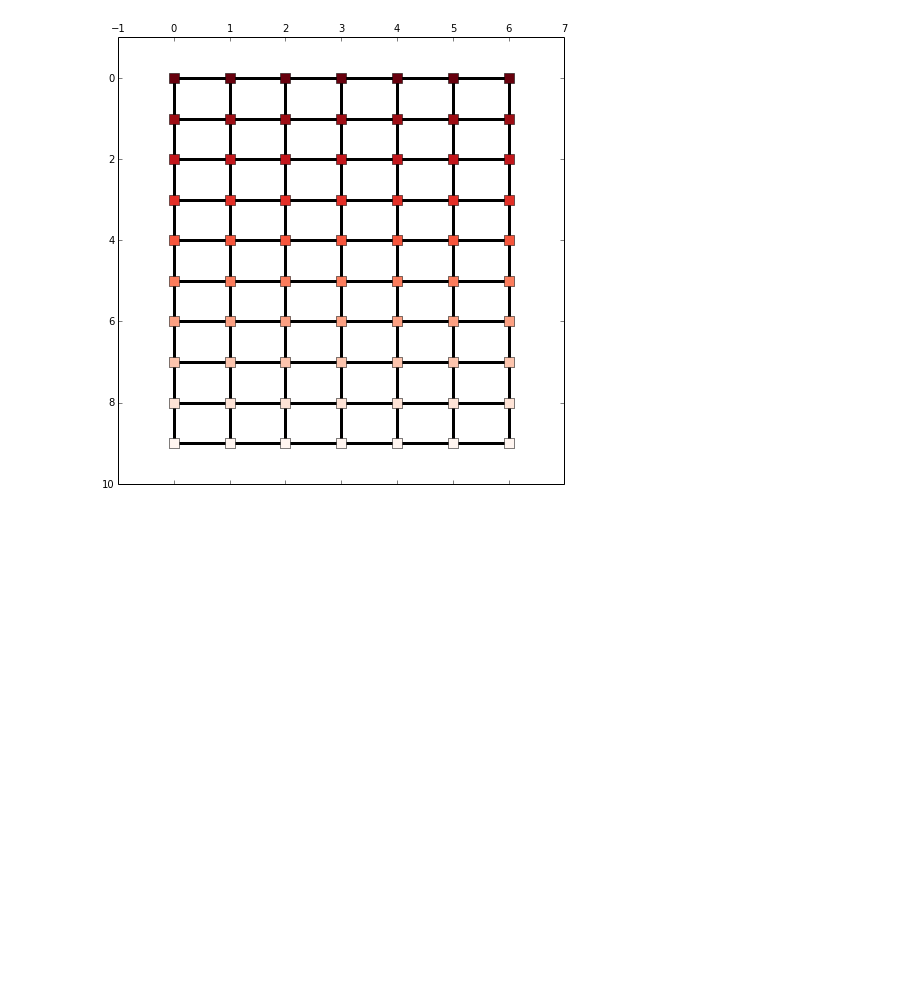
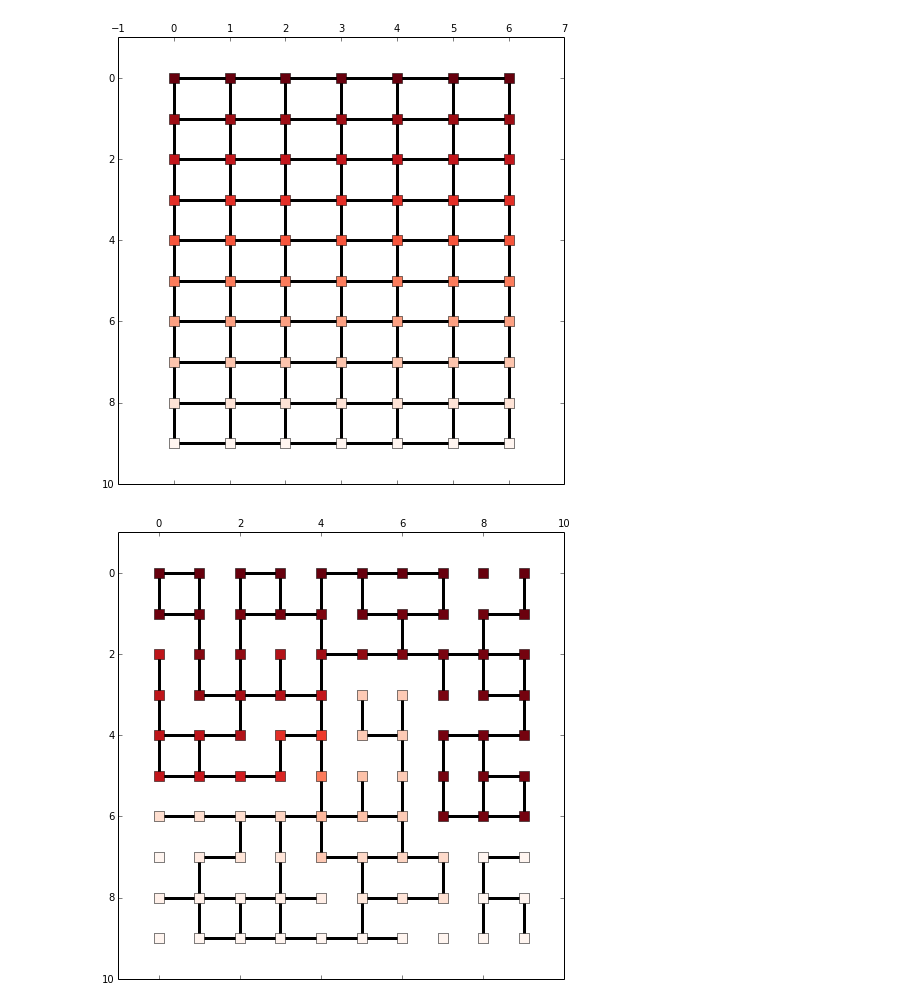
Before and after one commit to forrestsheldon/memNets, a Jupyter notebook: Resistor_Networks_V2.ipynb, the cells around one changed output. Cells and saved outputs as stored; diff of their text form; code cells hidden in the pictures; blank space fills up the shorter version.

```diff
--- a/Resistor_Networks_V2.ipynb
+++ b/Resistor_Networks_V2.ipynb
@@ -164,9 +165,7 @@ class resistor_network_cc(object):
         G                 - An NxN sparse CSR matrix containing the conductances in the network of N nodes
         external_voltages - An Nx1 dense vector of external voltages.  Nodes not set to an external voltages contain a Nan.
                             The shape (N,) is preferred
-        V_0               - (optional) An initial guess for the voltages in the network for the conjugate gradient solver. I
-                            think this may be useful for memristor networks where the current and previous voltages are only
-                            infinitesimally separated.
+
     Other available data attributes are:
 
         voltages          - These are the voltages of the internal nodes in the network.  They are initally set to None and
@@ -276,12 +275,8 @@ Rnet.solve('cg')
 # %% [markdown]
 It appears that the connected components solver adds about 50% more time to the solution in the case where the network is a single component.  To see how it acts on a network of several components:
 # %%
-num_nodes = 100
-S = np.random.rand(num_nodes, num_nodes)
-S[S>0.985] = 1
-S[S<=0.985] = 0
-S[range(num_nodes), range(num_nodes)] = 0
-G = sparse.csr_matrix(S + S.T)
+
+G = gen_adj.cubic_2d_random((10,10), 0.65)
 v_external = np.empty(num_nodes) * np.nan
 v_external[0:10] = 1
 v_external[-10:] = 0
@@ -447,3 +412,15 @@ fig, ax = plt.subplots(figsize=(8,8))
 Rlattice.display(ax, 'voltage', nodesize=10)
 # %% [output]
 [figure]
+# %%
+G = gen_adj.cubic_2d_random((10, 10), 0.6)
+v_external = np.empty(10*10) * np.nan
+v_external[0:10] = 1
+v_external[-10:] = 0
+Rnet = resistor_lattice_2dcubic(G, v_external, (10,10))
+# %%
+Rnet.solve('spsolve')
+fig, ax = plt.subplots(figsize=(8,8))
+Rnet.display(ax, 'voltage', nodesize=10)
+# %% [output]
+[figure, added]
```
Also changed, not shown: parts of 8 cells of this notebook, 7 other files.
